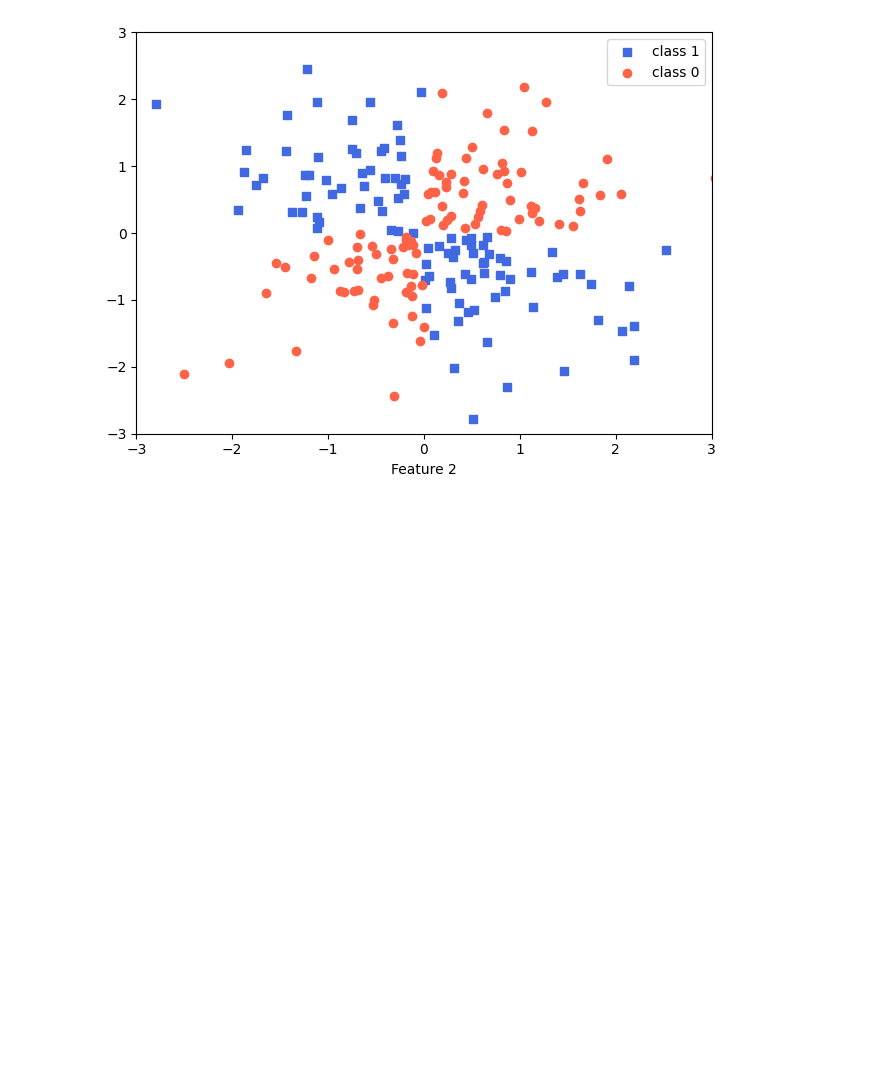
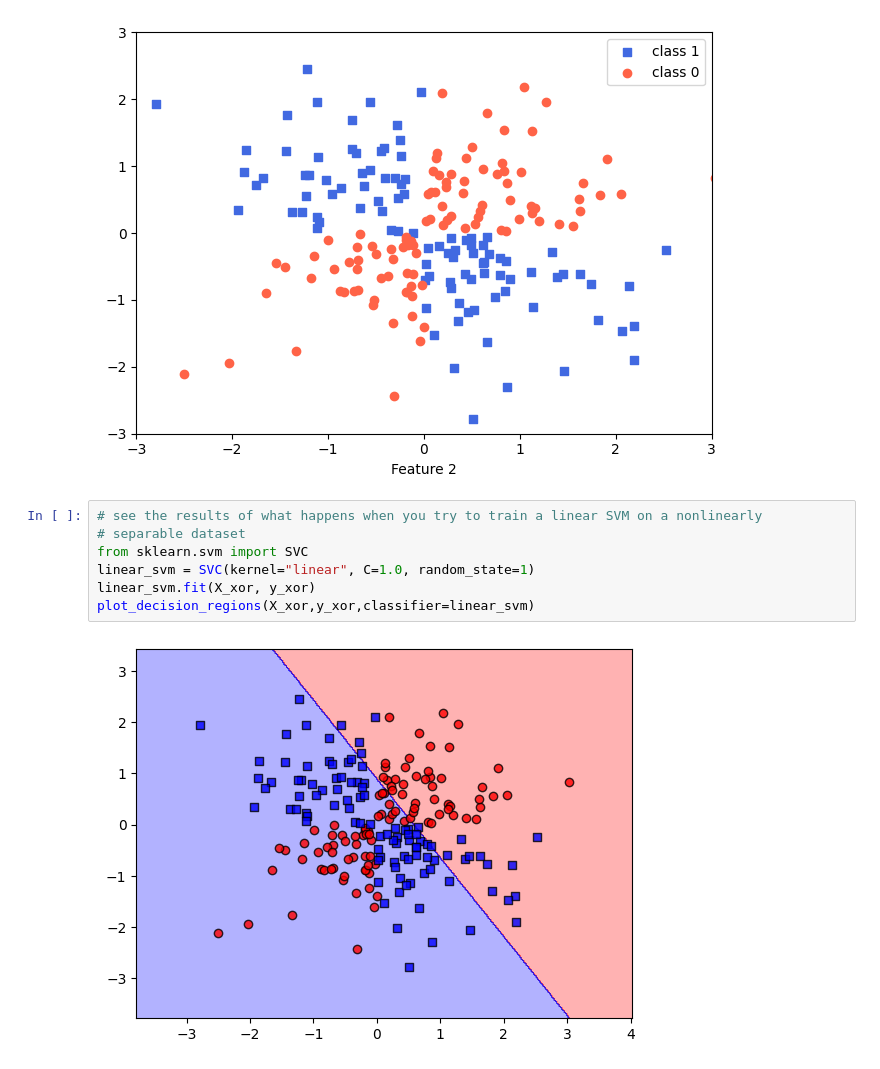
Before and after one commit to Alif-11/ML_with_Python_and_Scikit-Learn, a Jupyter notebook: scikit-learn-algorithms.ipynb, the cells around one changed output. Saved outputs shown, nothing was run; the diff lists cells and outputs as text; blank space fills up the shorter version.

Commit message:
Added code to try the SVM on nonlinear data

```diff
--- a/scikit-learn-algorithms.ipynb
+++ b/scikit-learn-algorithms.ipynb
@@ -121,3 +122,12 @@ plt.show()
 # now we have a dataset that is nonlinearly separable
 # %% [output]
 [figure]
+# %%
+# see the results of what happens when you try to train a linear SVM on a nonlinearly
+# separable dataset
+from sklearn.svm import SVC
+linear_svm = SVC(kernel="linear", C=1.0, random_state=1)
+linear_svm.fit(X_xor, y_xor)
+plot_decision_regions(X_xor,y_xor,classifier=linear_svm)
+# %% [output]
+[figure, added]
```
Also changed, not shown: parts of 4 cells of this notebook.
